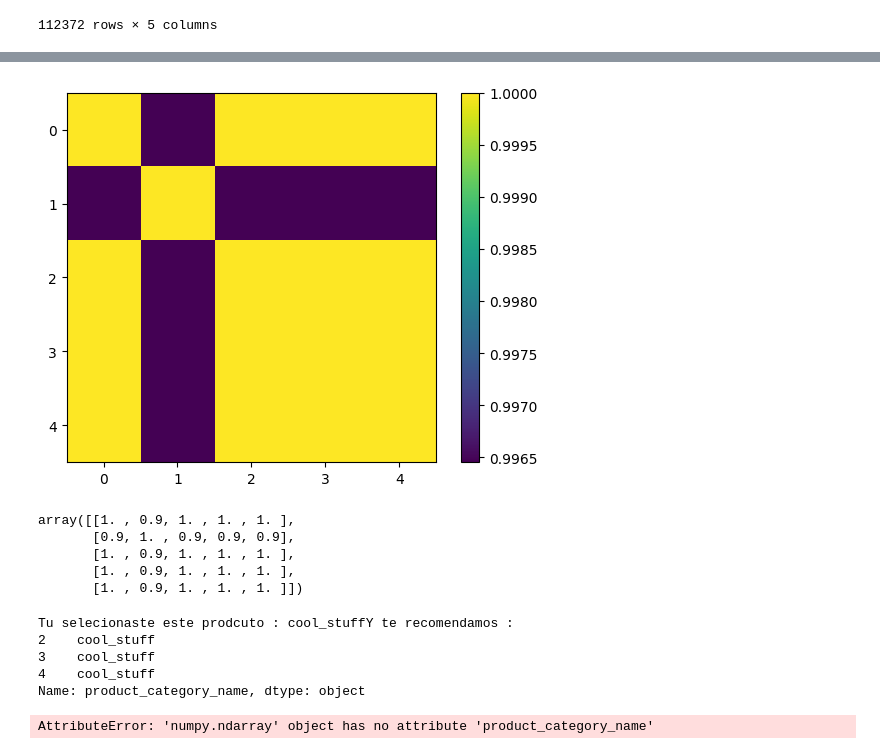
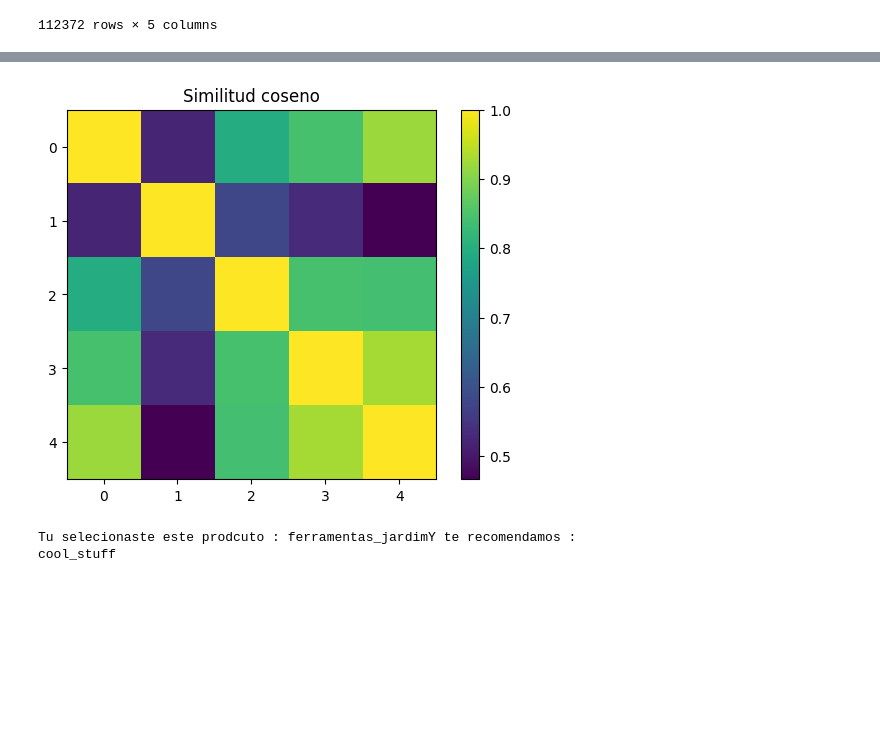
Before and after one commit to Astroprogramm/PF-E-commerce-Olist, a Jupyter notebook: Entregables/Sprint_3/Machine_Learning_Models/Recommender_model/modelos_ensayo_ml.ipynb, the cells around one changed output, grey strips where cells are left out. Saved outputs shown, nothing was run; the diff lists cells and outputs as text; code cells hidden in the pictures; blank space fills up the shorter version.

```diff
--- a/Entregables/Sprint_3/Machine_Learning_Models/Recommender_model/modelos_ensayo_ml.ipynb
+++ b/Entregables/Sprint_3/Machine_Learning_Models/Recommender_model/modelos_ensayo_ml.ipynb
@@ -121,3 +122,6 @@ telefonia                    4517
 telefonia_fixa                262
 utilidades_domesticas        6943
 Name: price, Length: 73, dtype: int64
+# %%
+dataset['product_category_name'].fillna('Sin dato', inplace = True)
+dataset['product_photos_qty'].fillna('Sin dato', inplace = True)
@@ -136,5 +149,5 @@ df_matrix.head(1000)
 # %%
-df_matrix = 1 - sklearn.metrics.pairwise.cosine_distances(df_matrix)
+df_matrix = 1 - sklearn.metrics.pairwise.cosine_similarity(df_matrix)
 # %%
 dataset
 # %% [output]
@@ -188,19 +214,14 @@ plt.show()
 # %%
 coseno_sim = cosine_similarity(df_matrix)
 plt.imshow(coseno_sim)
+plt.title('Similitud coseno')
 plt.colorbar()
 plt.show()
 # %% [output]
-[figure, old version]
+[figure, new version]
 # %%
-df_matrix = df_matrix.round(1)
-df_matrix
+#df_matrix = df_matrix.round(1)
+#random.choice(df_matrix)
-# %% [output]
-array([[1. , 0.9, 1. , 1. , 1. ],
-       [0.9, 1. , 0.9, 0.9, 0.9],
-       [1. , 0.9, 1. , 1. , 1. ],
-       [1. , 0.9, 1. , 1. , 1. ],
-       [1. , 0.9, 1. , 1. , 1. ]])
 # %%
 def recommendation(title, coseno_sim = coseno_sim):
     idx = dataset.product_category_name
@@ -211,24 +235,8 @@ def recommendation(title, coseno_sim = coseno_sim):
     return dataset['product_category_name'].iloc[producto_index]
 # %%
-titulo = str((dataset.iloc[5]['product_category_name']))
+titulo = str((dataset.iloc[20]['product_category_name']))
 print("Tu selecionaste este prodcuto : " + titulo + "Y te recomendamos : ")
 print(recommendation(titulo))
 # %% [output]
-Tu selecionaste este prodcuto : cool_stuffY te recomendamos :
-2    cool_stuff
-3    cool_stuff
-4    cool_stuff
-Name: product_category_name, dtype: object
+Tu selecionaste este prodcuto : ferramentas_jardimY te recomendamos :
+cool_stuff
-# %%
-average_prodc = pd.DataFrame(dataset.groupby('product_category_name')['price'].mean())
-average_prodc['ProductCount'] = pd.DataFrame(dataset.groupby('product_category_name')['price'].count())
-average_prodc.sort_values('ProductCount', ascending=False).head()
-
-mi_repo_ratings = df_matrix[2]
-similar_to_mine = df_matrix.product_category_name(mi_repo_ratings)
-corr_mine = pd.DataFrame(similar_to_mine, columns=['pearsonR'])
-corr_mine.dropna(inplace=True)
-corr_summary = corr_mine.join(average_prodc['rating'])
-corr_summary[corr_summary['rating']>=1].sort_values('pearsonR', ascending=False).head(10)
-# %% [output]
-AttributeError: 'numpy.ndarray' object has no attribute 'product_category_name'
```
Also changed, not shown: parts of 9 cells of this notebook.
